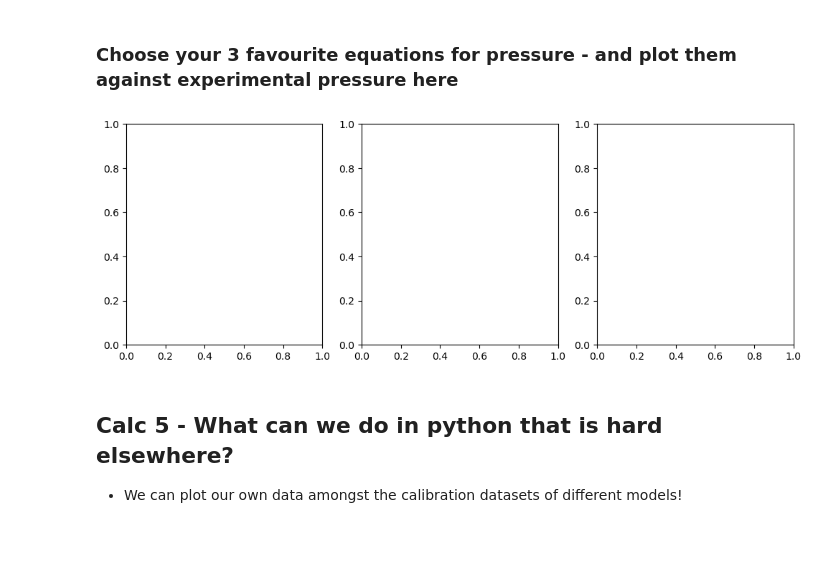
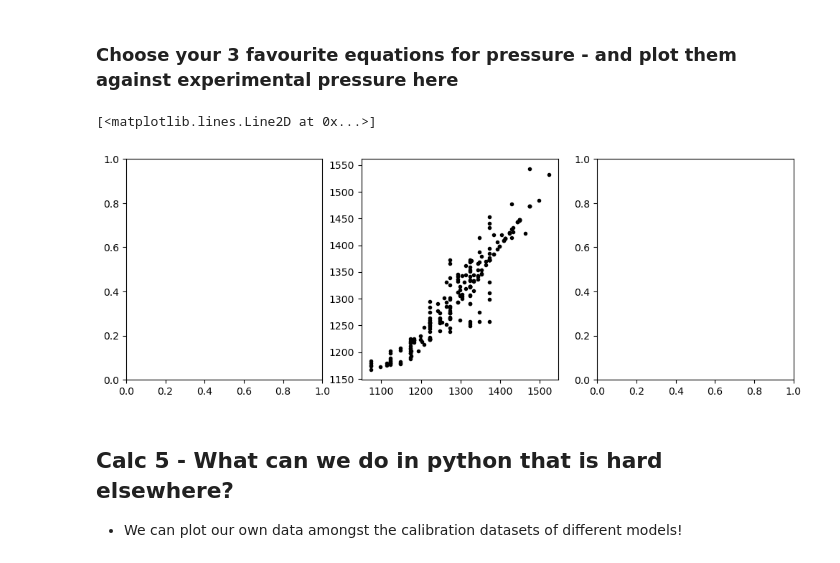
Before and after one commit to PennyWieser/Thermobar, a Jupyter notebook: docs/Examples/Cpx_Cpx_Liq_Thermobarometry/Cpx_Liq_TestDataset_Cider2023.ipynb, the cells around one changed output. Cells and saved outputs as stored; diff of their text form; code cells hidden in the pictures.

```diff
--- a/docs/Examples/Cpx_Cpx_Liq_Thermobarometry/Cpx_Liq_TestDataset_Cider2023.ipynb
+++ b/docs/Examples/Cpx_Cpx_Liq_Thermobarometry/Cpx_Liq_TestDataset_Cider2023.ipynb
@@ -293,8 +319,10 @@ All_Exps.head()
 # %%
 fig, (ax1, ax2, ax3) = plt.subplots(1, 3, figsize=(12,4))
 # Add the rest of the code here - you can paste from above
+ax2.plot(all_input['T_K_x'], All_Exps['T_K: (Jorgeson, 2022)'], '.k')
 # %% [output]
+[<matplotlib.lines.Line2D at 0x...>]
-[figure, old version]
+[figure, new version]
 # %% [markdown]
 ## Calc 5 - What can we do in python that is hard elsewhere?
 - We can plot our own data amongst the calibration datasets of different models!
```
Also changed, not shown: parts of 15 cells of this notebook, 13 other files.
